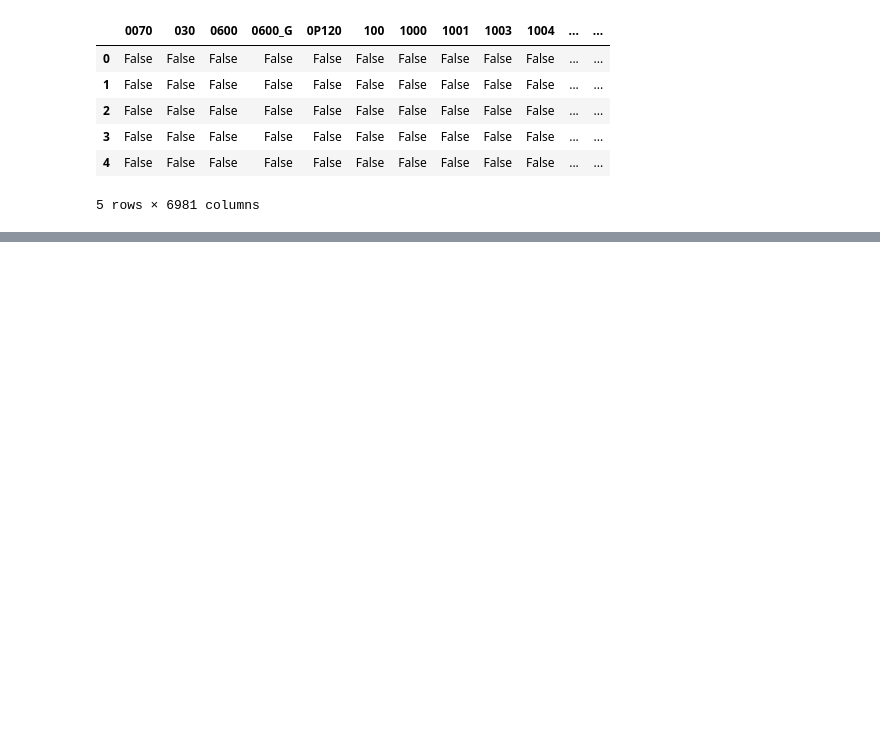
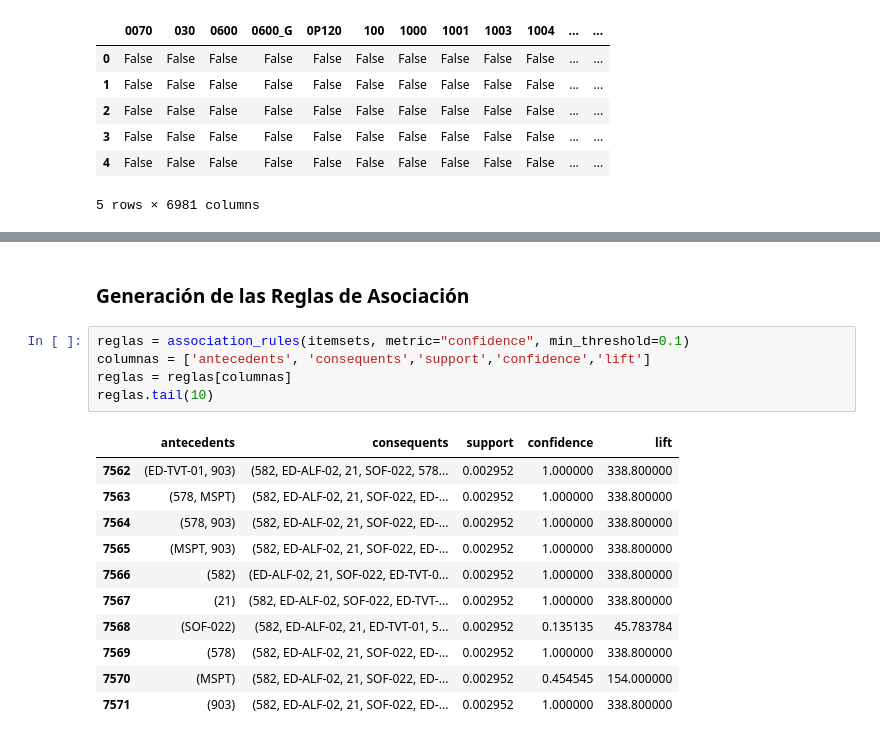
Before and after one commit to xAllow/TFG, a Jupyter notebook: reglas_asociacion.ipynb, the cells around one changed output, grey strips where cells are left out. Cells and saved outputs as stored; diff of their text form; blank space fills up the shorter version.

```diff
--- a/reglas_asociacion.ipynb
+++ b/reglas_asociacion.ipynb
@@ -74,0 +105,19 @@ itemsets.query('n_items >= 2').sort_values('support', ascending=False)
+# %% [markdown]
+### Generación de las Reglas de Asociación
+# %%
+reglas = association_rules(itemsets, metric="confidence", min_threshold=0.1)
+columnas = ['antecedents', 'consequents','support','confidence','lift']
+reglas = reglas[columnas]
+reglas.tail(10)
+# %% [output]
+|  | antecedents | consequents | support | confidence | lift |
+| 7562 | (ED-TVT-01, 903) | (582, ED-ALF-02, 21, SOF-022, 578... | 0.002952 | 1.000000 | 338.800000 |
+| 7563 | (578, MSPT) | (582, ED-ALF-02, 21, SOF-022, ED-... | 0.002952 | 1.000000 | 338.800000 |
+| 7564 | (578, 903) | (582, ED-ALF-02, 21, SOF-022, ED-... | 0.002952 | 1.000000 | 338.800000 |
+| 7565 | (MSPT, 903) | (582, ED-ALF-02, 21, SOF-022, ED-... | 0.002952 | 1.000000 | 338.800000 |
+| 7566 | (582) | (ED-ALF-02, 21, SOF-022, ED-TVT-0... | 0.002952 | 1.000000 | 338.800000 |
+| 7567 | (21) | (582, ED-ALF-02, SOF-022, ED-TVT-... | 0.002952 | 1.000000 | 338.800000 |
+| 7568 | (SOF-022) | (582, ED-ALF-02, 21, ED-TVT-01, 5... | 0.002952 | 0.135135 | 45.783784 |
+| 7569 | (578) | (582, ED-ALF-02, 21, SOF-022, ED-... | 0.002952 | 1.000000 | 338.800000 |
+| 7570 | (MSPT) | (582, ED-ALF-02, 21, SOF-022, ED-... | 0.002952 | 0.454545 | 154.000000 |
+| 7571 | (903) | (582, ED-ALF-02, 21, SOF-022, ED-... | 0.002952 | 1.000000 | 338.800000 |
```
Also changed, not shown: parts of 21 cells of this notebook, 5 other files.
